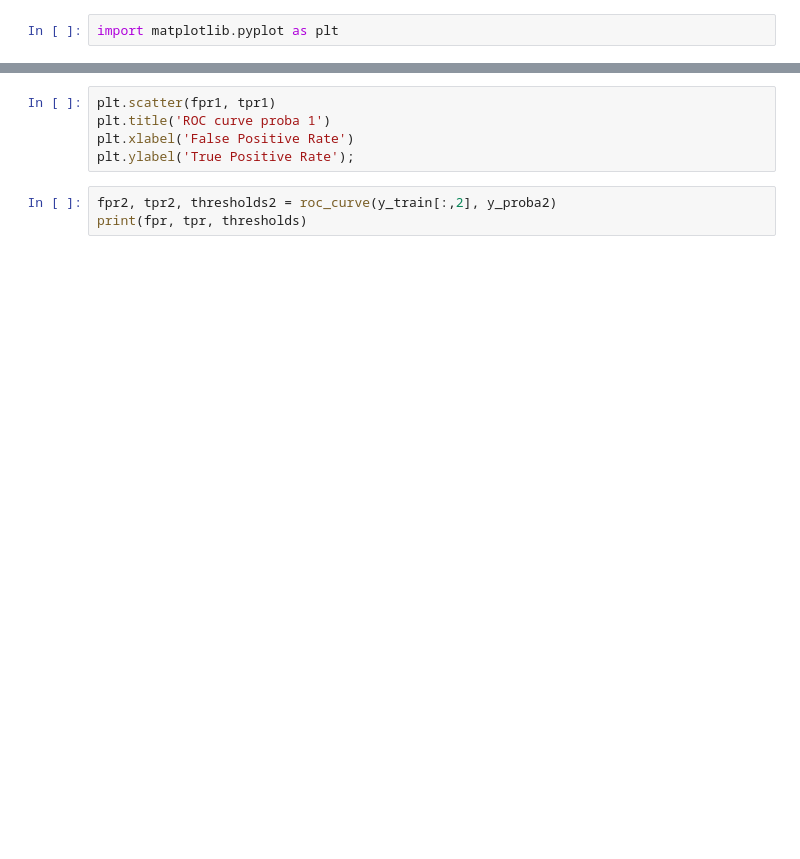
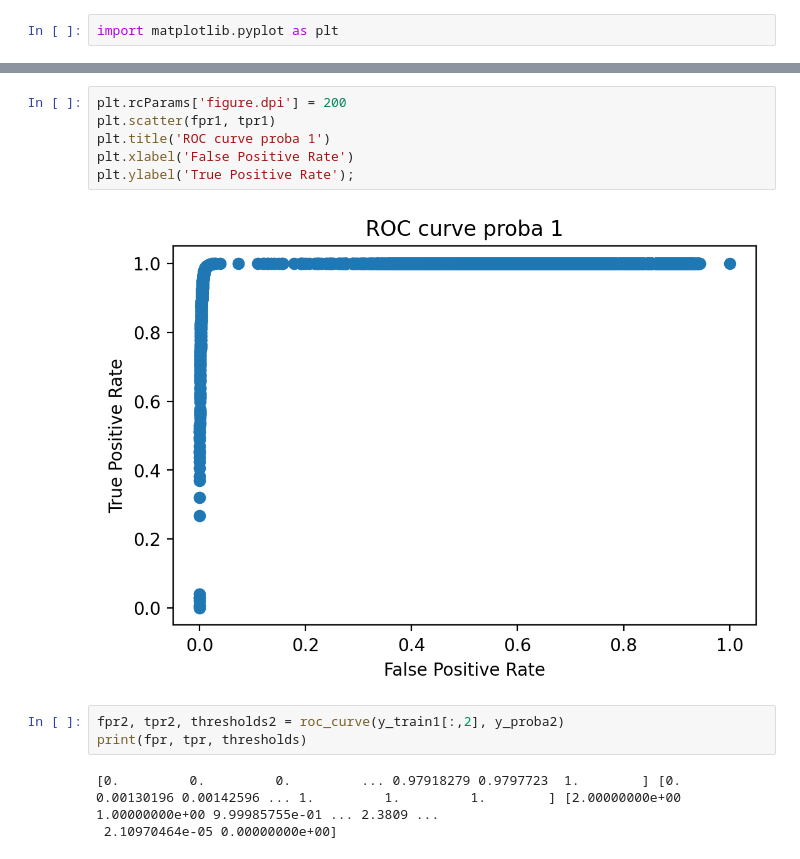
Before and after one commit to urenajose/DS-Unit-2-Kaggle-Challenge, a Jupyter notebook: Jose_Urena_LS_DS_224_assignment.ipynb, the cells around one changed output, grey strips where cells are left out. Cells and saved outputs as stored; diff of their text form; blank space fills up the shorter version.

```diff
--- a/Jose_Urena_LS_DS_224_assignment.ipynb
+++ b/Jose_Urena_LS_DS_224_assignment.ipynb
@@ -368,8 +488,14 @@ print(fpr, tpr, thresholds)
 # %%
+plt.rcParams['figure.dpi'] = 200
 plt.scatter(fpr1, tpr1)
 plt.title('ROC curve proba 1')
 plt.xlabel('False Positive Rate')
 plt.ylabel('True Positive Rate');
+# %% [output]
+[figure, added]
 # %%
-fpr2, tpr2, thresholds2 = roc_curve(y_train[:,2], y_proba2)
+fpr2, tpr2, thresholds2 = roc_curve(y_train1[:,2], y_proba2)
 print(fpr, tpr, thresholds)
+# %% [output]
+[0.         0.         0.         ... 0.97918279 0.9797723  1.        ] [0.         0.00130196 0.00142596 ... 1.         1.         1.        ] [2.00000000e+00 1.00000000e+00 9.99985755e-01 ... 2.3809 ...
+ 2.10970464e-05 0.00000000e+00]
```
Also changed, not shown: parts of 35 cells of this notebook.
